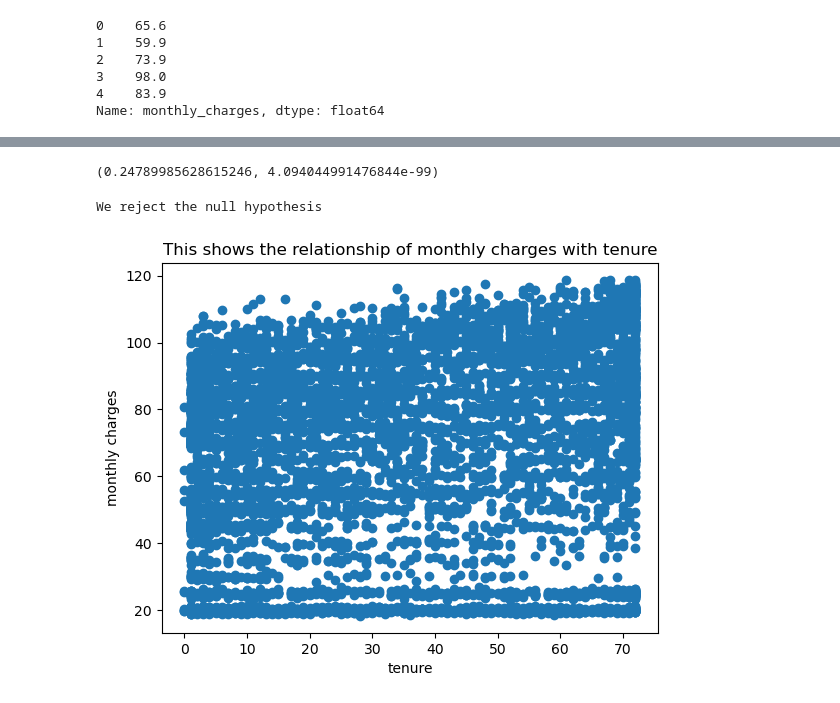
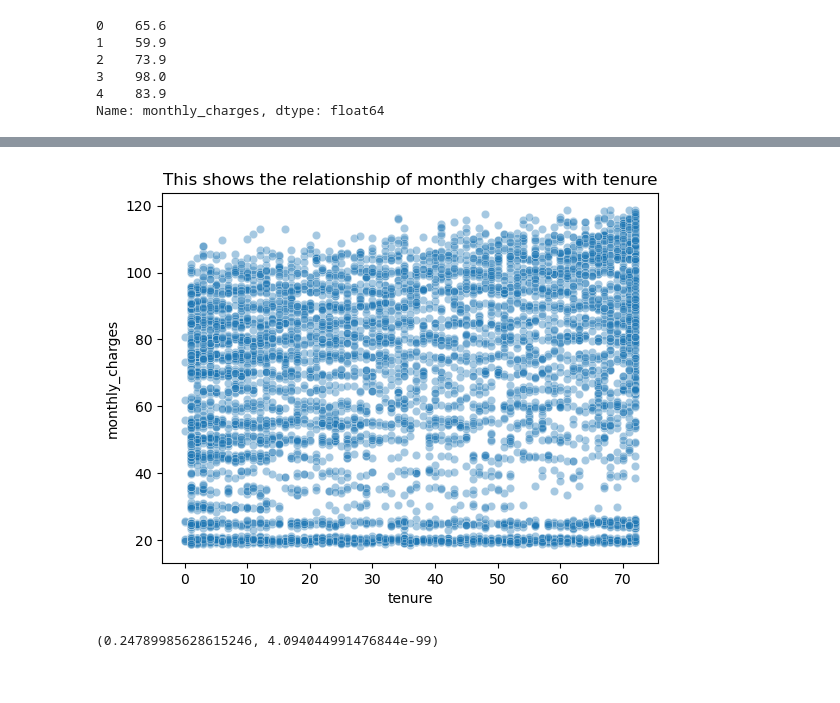
Before and after one commit to nomer-evangelista/statistics-exercises, a Jupyter notebook: hypothesis_testing.ipynb, the cells around one changed output, grey strips where cells are left out. Drawn from its saved outputs; the diff is of its cells as text; code cells hidden in the pictures.

```diff
--- a/hypothesis_testing.ipynb
+++ b/hypothesis_testing.ipynb
@@ -467,0 +523,5 @@ Name: monthly_charges, dtype: float64
+# %%
+sns.scatterplot(data=telco_db, x='tenure', y='monthly_charges', alpha=0.4)
+plt.title('This shows the relationship of monthly charges with tenure');
+# %% [output]
+[figure, added]
@@ -474,19 +537,2 @@ corr, p
 # %% [output]
 (0.24789985628615246, 4.094044991476844e-99)
-# %%
-if p < alpha:
-    print('We reject the null hypothesis')
-else:
-    print('We fail to reject the null hypothesis')
-
-# Answer: we fail to reject the null hypothesis
-# %% [output]
-We reject the null hypothesis
-# %%
-plt.scatter(churn_db.tenure, churn_db.monthly_charges)
-plt.title('This shows the relationship of monthly charges with tenure')
-plt.xlabel('tenure')
-plt.ylabel('monthly charges')
-plt.show()
-# %% [output]
-[figure, removed]
```
Also changed, not shown: parts of 167 cells of this notebook, 1 other file.
